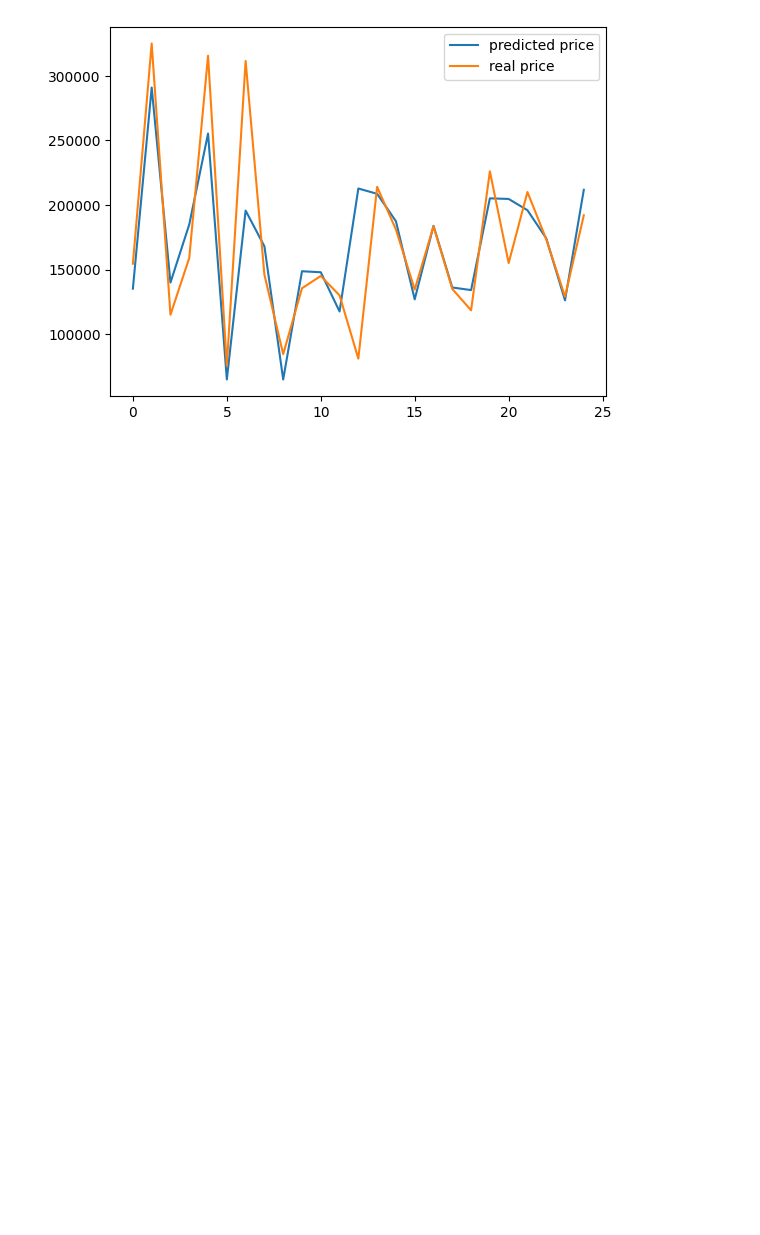
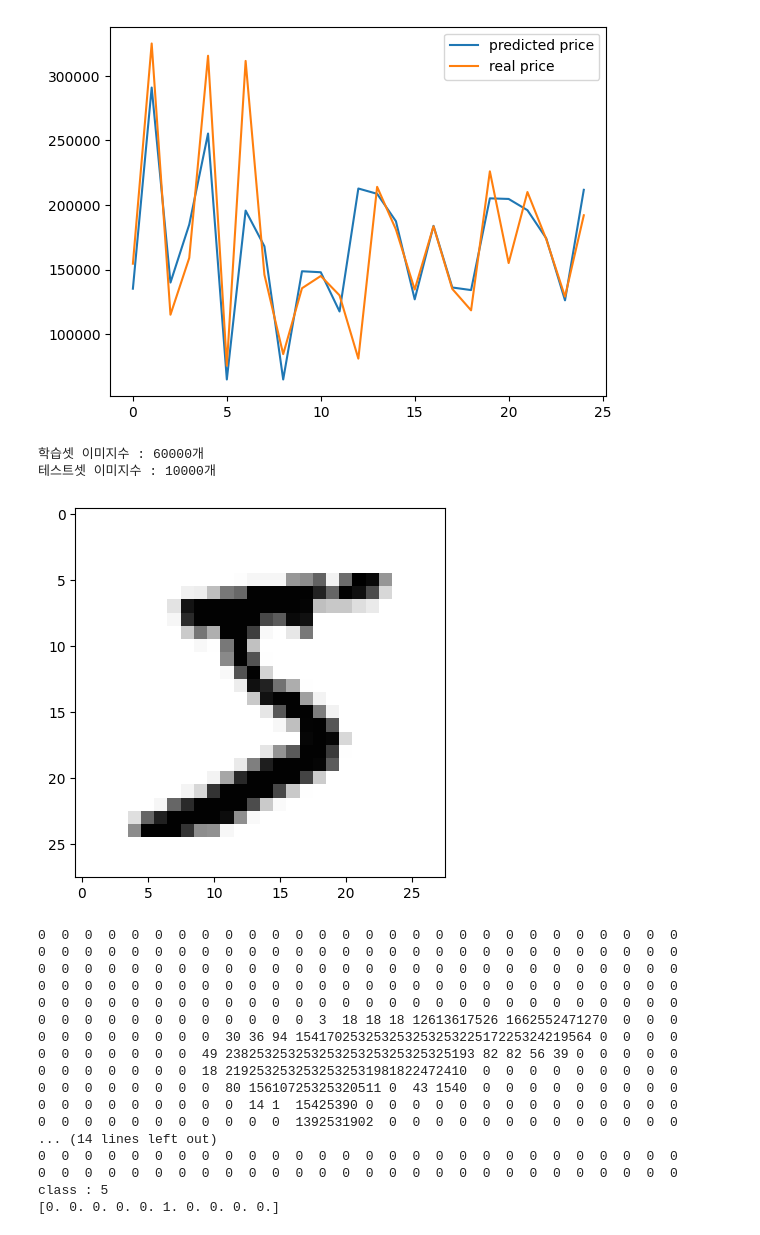
Before and after one commit to sumin-hwang/Do_It_Deeplearning, a Jupyter notebook: DeepLearning_gb.ipynb, the cells around one changed output. Cells and saved outputs as stored; diff of their text form; code cells hidden in the pictures; blank space fills up the shorter version.

```diff
--- a/DeepLearning_gb.ipynb
+++ b/DeepLearning_gb.ipynb
@@ -967,3 +967,61 @@ Epoch 2: finished saving model to ./data/model/Ch15-house.keras
 실제 가격 : 129000.00, 예상가격 : 126158.94
 실제 가격 : 192000.00, 예상가격 : 211706.67
 [figure]
+# %%
+from tensorflow.keras.datasets import mnist
+from tensorflow.keras.utils import to_categorical
+
+import matplotlib.pyplot as plt
+import sys
+
+# 변수명을 X_test, y_test로 통일하여 데이터를 로드합니다.
+(X_train, y_train), (X_test, y_test) = mnist.load_data()
+
+print("학습셋 이미지수 : %d개" %(X_train.shape[0]))
+print("테스트셋 이미지수 : %d개" %(X_test.shape[0]))
+
+plt.imshow(X_train[0], cmap='Greys')
+plt.show()
+
+# 이미지가 인식되는 원리
+for x in X_train[0]:
+  for i in x:
+    sys.stdout.write("%-3s" %i)
+  sys.stdout.write('\n')
+
+# 차원 변화 과정
+X_train = X_train.reshape(X_train.shape[0], 784)
+X_train = X_train.astype('float64')
+X_train = X_train / 255
+
+X_test = X_test.reshape(X_test.shape[0], 784).astype('float64')/255
+
+# 클래스 값을 확인
+print("class : %d" %(y_train[0]))
+
+# 바이너리화 과정 실습
+y_train = to_categorical(y_train, 10)
+y_test = to_categorical(y_test,10)
+
+print(y_train[0])
+# %% [output]
+학습셋 이미지수 : 60000개
+테스트셋 이미지수 : 10000개
+[figure, added]
+0  0  0  0  0  0  0  0  0  0  0  0  0  0  0  0  0  0  0  0  0  0  0  0  0  0  0  0
+0  0  0  0  0  0  0  0  0  0  0  0  0  0  0  0  0  0  0  0  0  0  0  0  0  0  0  0
+0  0  0  0  0  0  0  0  0  0  0  0  0  0  0  0  0  0  0  0  0  0  0  0  0  0  0  0
+0  0  0  0  0  0  0  0  0  0  0  0  0  0  0  0  0  0  0  0  0  0  0  0  0  0  0  0
+0  0  0  0  0  0  0  0  0  0  0  0  0  0  0  0  0  0  0  0  0  0  0  0  0  0  0  0
+0  0  0  0  0  0  0  0  0  0  0  0  3  18 18 18 12613617526 1662552471270  0  0  0
+0  0  0  0  0  0  0  0  30 36 94 15417025325325325325322517225324219564 0  0  0  0
+0  0  0  0  0  0  0  49 23825325325325325325325325325193 82 82 56 39 0  0  0  0  0
+0  0  0  0  0  0  0  18 2192532532532532531981822472410  0  0  0  0  0  0  0  0  0
+0  0  0  0  0  0  0  0  80 15610725325320511 0  43 1540  0  0  0  0  0  0  0  0  0
+0  0  0  0  0  0  0  0  0  14 1  15425390 0  0  0  0  0  0  0  0  0  0  0  0  0  0
+0  0  0  0  0  0  0  0  0  0  0  1392531902  0  0  0  0  0  0  0  0  0  0  0  0  0
+... (14 lines left out)
+0  0  0  0  0  0  0  0  0  0  0  0  0  0  0  0  0  0  0  0  0  0  0  0  0  0  0  0
+0  0  0  0  0  0  0  0  0  0  0  0  0  0  0  0  0  0  0  0  0  0  0  0  0  0  0  0
+class : 5
+[0. 0. 0. 0. 0. 1. 0. 0. 0. 0.]
```
Also changed, not shown: parts of 2 cells of this notebook.
